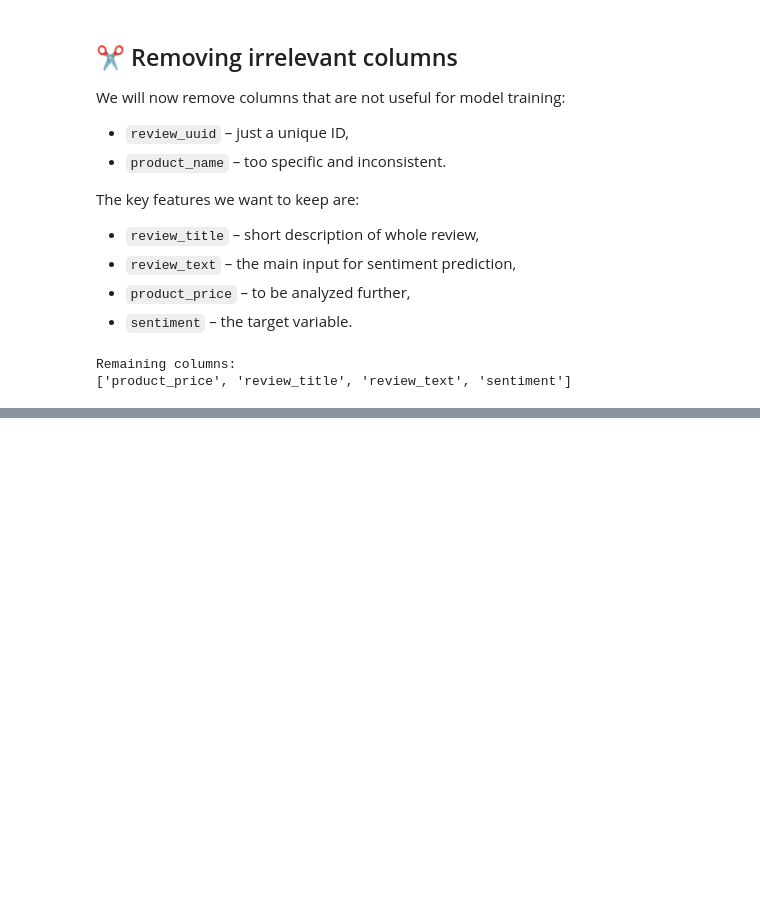
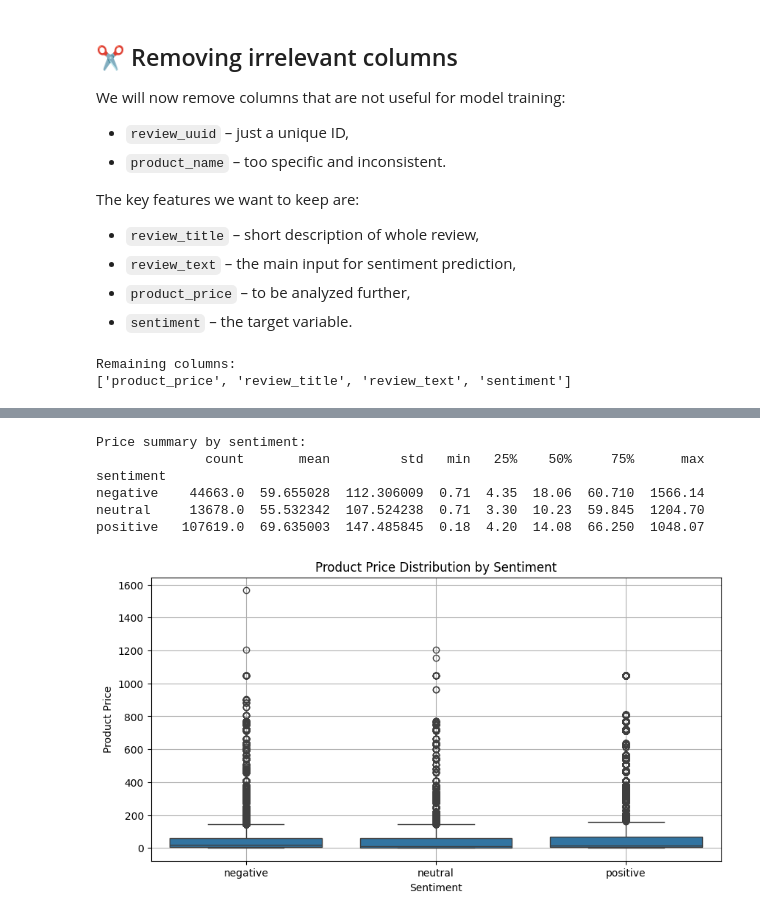
Before and after one commit to vladimir-dresevic/ml-product-reviews-project, a Jupyter notebook: notebook/product_reviews_analysis.ipynb, the cells around one changed output, grey strips where cells are left out. Drawn from its saved outputs; the diff is of its cells as text; code cells hidden in the pictures; blank space fills up the shorter version.

Commit message:
price and review length analysis

```diff
--- a/notebook/product_reviews_analysis.ipynb
+++ b/notebook/product_reviews_analysis.ipynb
@@ -332,0 +341,24 @@ Remaining columns:
+# %%
+import seaborn as sns
+import matplotlib.pyplot as plt
+
+# Show summary statistics grouped by sentiment
+print("Price summary by sentiment:")
+print(df.groupby('sentiment', observed=False)['product_price'].describe())
+
+# Boxplot of prices by sentiment
+plt.figure(figsize=(10, 5))
+sns.boxplot(data=df, x='sentiment', y='product_price')
+plt.title("Product Price Distribution by Sentiment")
+plt.xlabel("Sentiment")
+plt.ylabel("Product Price")
+plt.grid(True)
+plt.show()
+# %% [output]
+Price summary by sentiment:
+              count       mean         std   min   25%    50%     75%      max
+sentiment
+negative    44663.0  59.655028  112.306009  0.71  4.35  18.06  60.710  1566.14
+neutral     13678.0  55.532342  107.524238  0.71  3.30  10.23  59.845  1204.70
+positive   107619.0  69.635003  147.485845  0.18  4.20  14.08  66.250  1048.07
+[figure, added]
```
Also changed, not shown: parts of 3 cells of this notebook.
